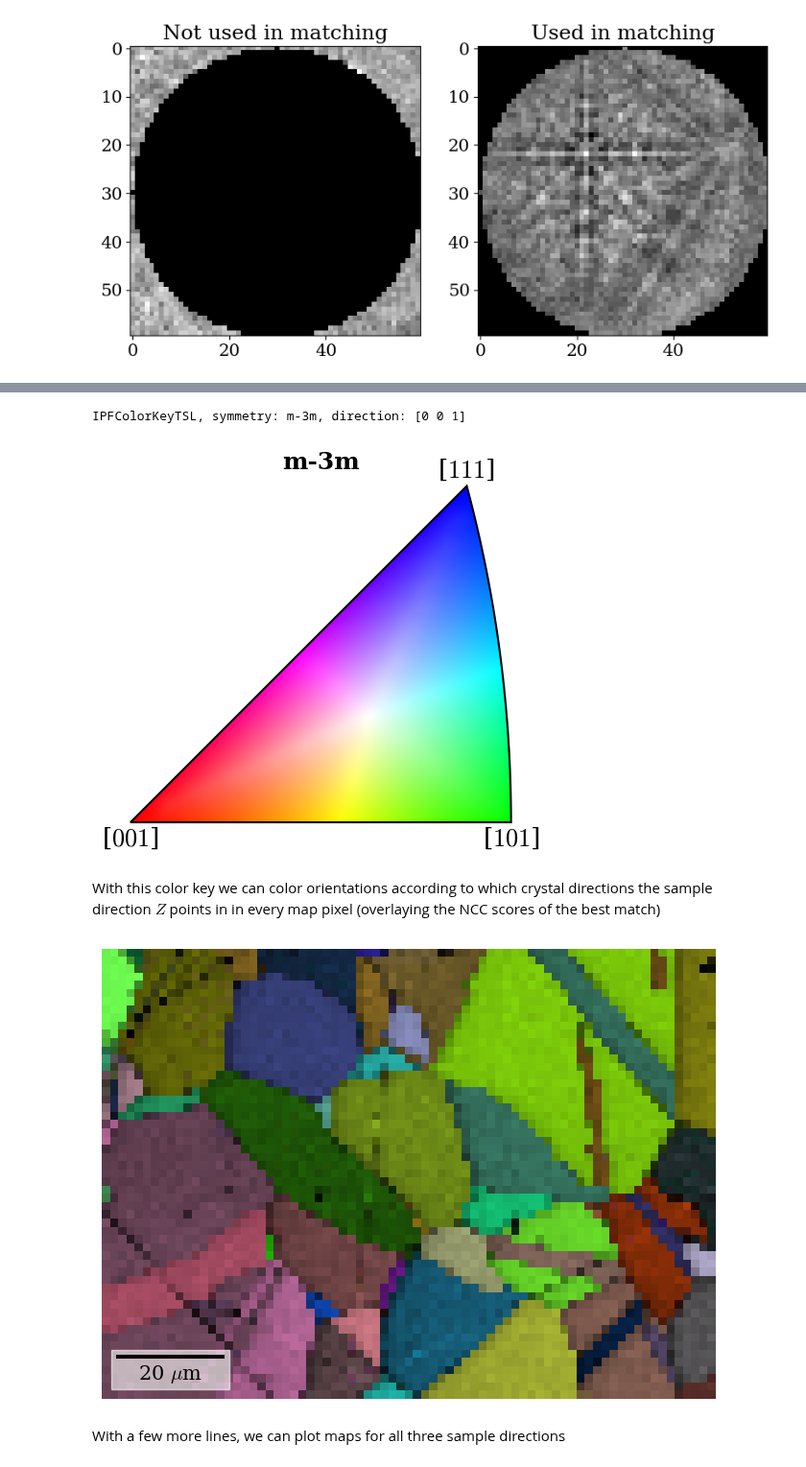
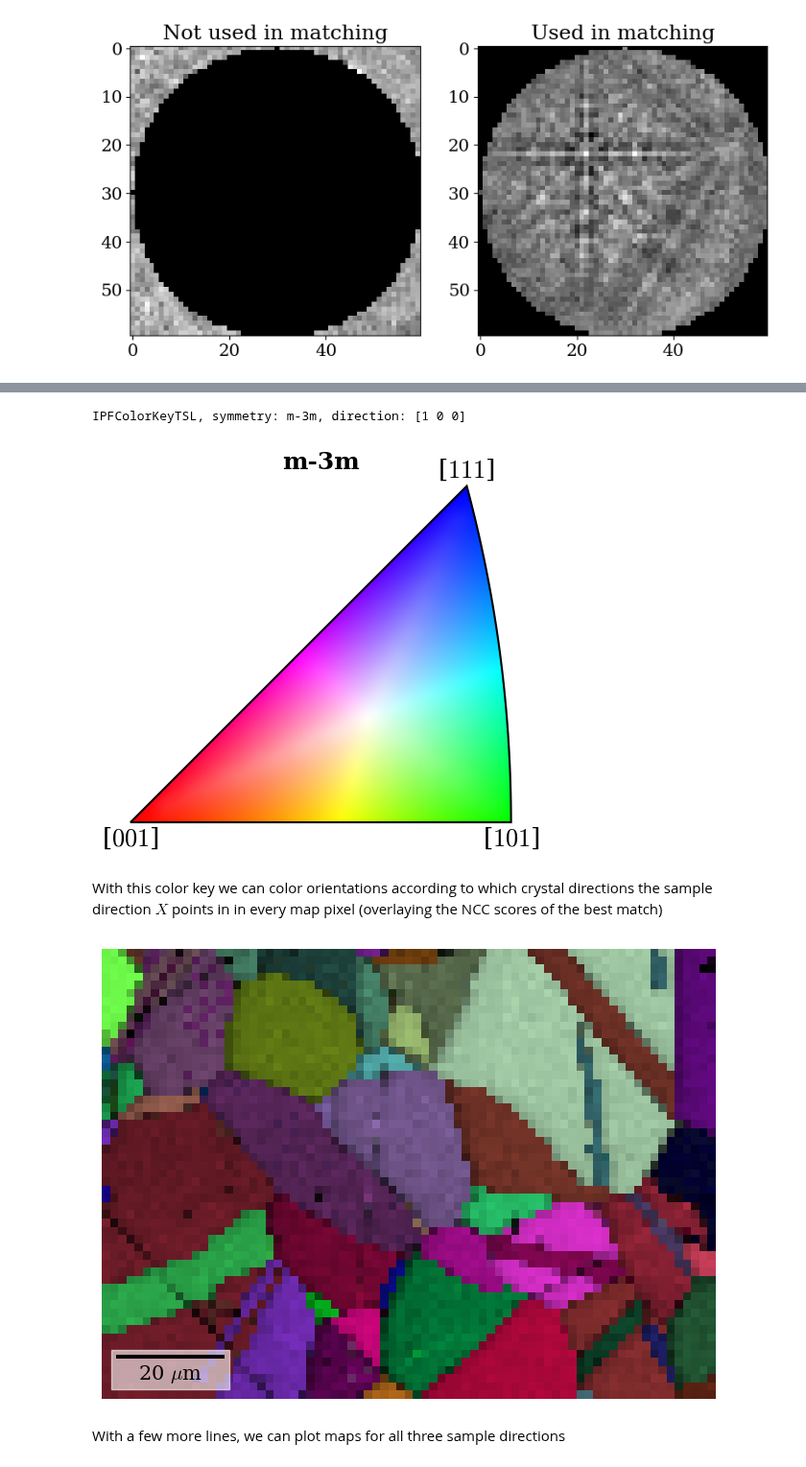
Before and after one commit to pyxem/kikuchipy, a Jupyter notebook: doc/tutorials/pattern_matching.ipynb, the cells around one changed output, grey strips where cells are left out. Shown at 96% size. Saved outputs shown, nothing was run; the diff lists cells and outputs as text; code cells hidden in the pictures.

Commit message:
Re-run pattern matching tutorial after refinement improvements
Signed-off-by: Håkon Wiik Ånes <hwaanes@gmail.com>

```diff
--- a/doc/tutorials/pattern_matching.ipynb
+++ b/doc/tutorials/pattern_matching.ipynb
@@ -337,25 +263,21 @@ density functions, or something else, we have to use other software, like MTEX.
 
 Let's generate an IPF color key and plot it
 # %%
-ckey = plot.IPFColorKeyTSL(ni.point_group)
+ckey = plot.IPFColorKeyTSL(ni.point_group, direction=Vector3d.xvector())
 print(ckey)
 ckey.plot()
 # %% [output]
-IPFColorKeyTSL, symmetry: m-3m, direction: [0 0 1]
+IPFColorKeyTSL, symmetry: m-3m, direction: [1 0 0]
 [figure]
 # %% [markdown]
-With this color key we can color orientations according to which
-crystal directions the sample direction $Z$ points in in every
-map pixel (overlaying the NCC scores of the best match)
+With this color key we can color orientations according to which crystal directions the sample direction $X$ points in in every map pixel (overlaying the NCC scores of the best match)
 # %%
+rgb_x = ckey.orientation2color(xmap.orientations)
+
 xmap.scan_unit = "um"
-xmap.plot(
-    ckey.orientation2color(xmap.orientations),
-    overlay=xmap.scores[:, 0],
-    remove_padding=True,
-)
+xmap.plot(rgb_x, overlay=xmap.scores[:, 0], remove_padding=True)
 # %% [output]
-[figure, old version]
+[figure, new version]
 # %% [markdown]
 With a few more lines, we can plot maps for all three sample directions
 # %%
```
Also changed, not shown: parts of 46 cells of this notebook, 1 other file.
